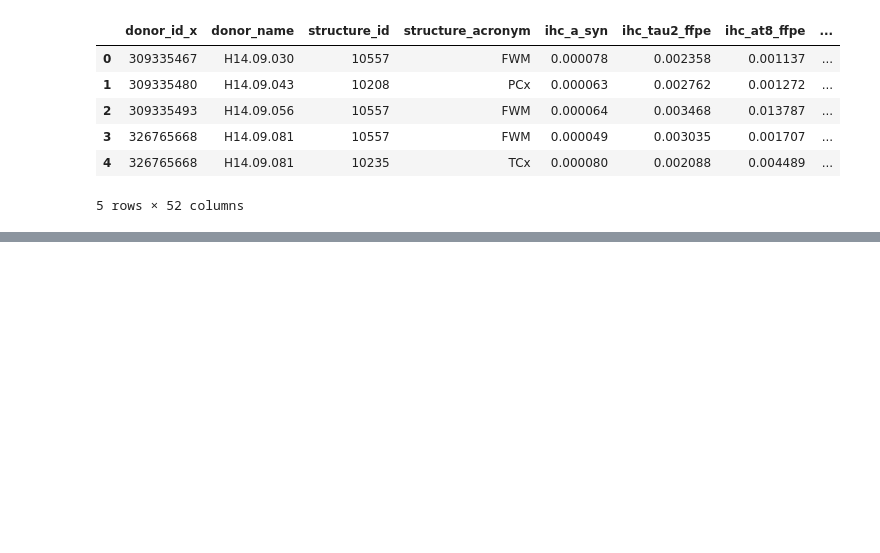
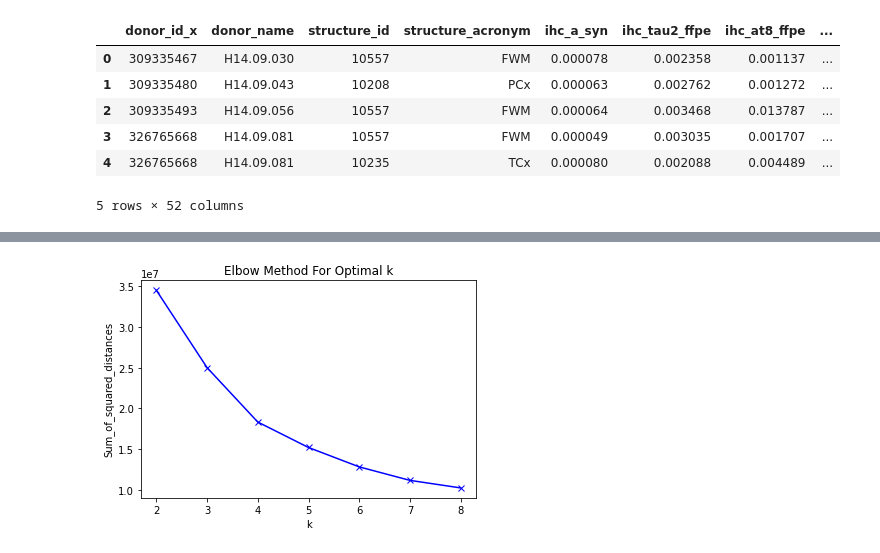
Before and after one commit to xu4/mads-capstone, a Jupyter notebook: EDA-ProteinPathologyQuantification.ipynb, the cells around one changed output, grey strips where cells are left out. Cells and saved outputs as stored; diff of their text form; code cells hidden in the pictures; blank space fills up the shorter version.

Commit message:
added clusters

```diff
--- a/EDA-ProteinPathologyQuantification.ipynb
+++ b/EDA-ProteinPathologyQuantification.ipynb
@@ -89,0 +230,19 @@ sns.swarmplot(x='Dementia Diagnosis?', y='Ab6E10(Parietal Cortex)', data=ab6_mel
+# %%
+km_list =[]
+Sum_of_squared_distances=[]
+db_score_list =[]
+ch_score_list =[]
+K = range(2,9)
+for k in K:
+    km = KMeans(n_clusters=k, max_iter=200, n_init=10)
+    km = km.fit(tsne_df)
+    km_list.append(km)
+    Sum_of_squared_distances.append(km.inertia_)
+    db_score = metrics.davies_bouldin_score(tsne_df, km.labels_)
+    db_score_list.append(db_score)
+    ch_score =metrics.calinski_harabasz_score(tsne_df, km.labels_)
+    ch_score_list.append(ch_score)
+    #si_score = metrics.silhouette_score(w2v_vectors, km.labels_)
+    #si_score_list.append(si_score)
+    #print("clusters :", km.labels_.shape,  db_score, ch_score, si_score)
+    print("clusters :", km.labels_.shape,  db_score, ch_score)
@@ -89,0 +257,9 @@ sns.swarmplot(x='Dementia Diagnosis?', y='Ab6E10(Parietal Cortex)', data=ab6_mel
+# %%
+#First, we must decide on the number of clusters. Here, we will use the elbow method.
+plt.plot(K, Sum_of_squared_distances, 'bx-')
+plt.xlabel('k')
+plt.ylabel('Sum_of_squared_distances')
+plt.title('Elbow Method For Optimal k')
+plt.show()
+# %% [output]
+[figure, added]
```
Also changed, not shown: parts of 20 cells of this notebook.
